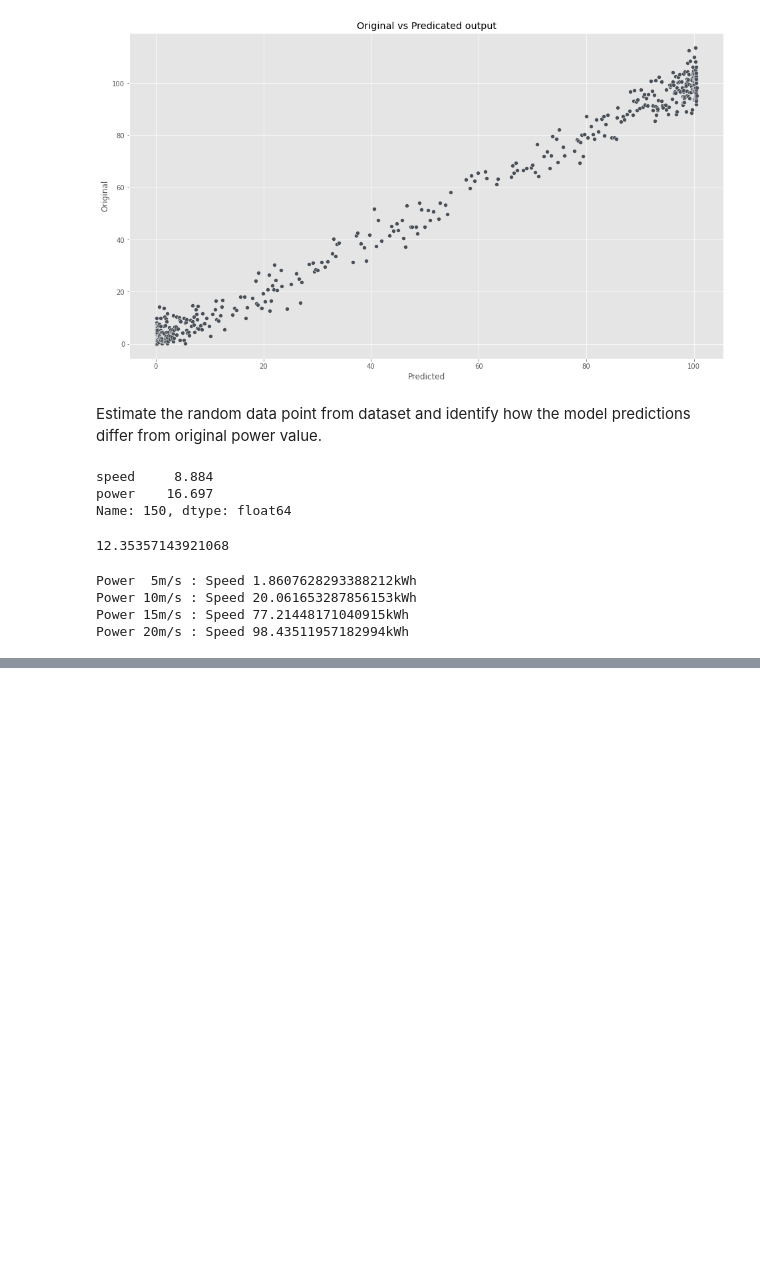
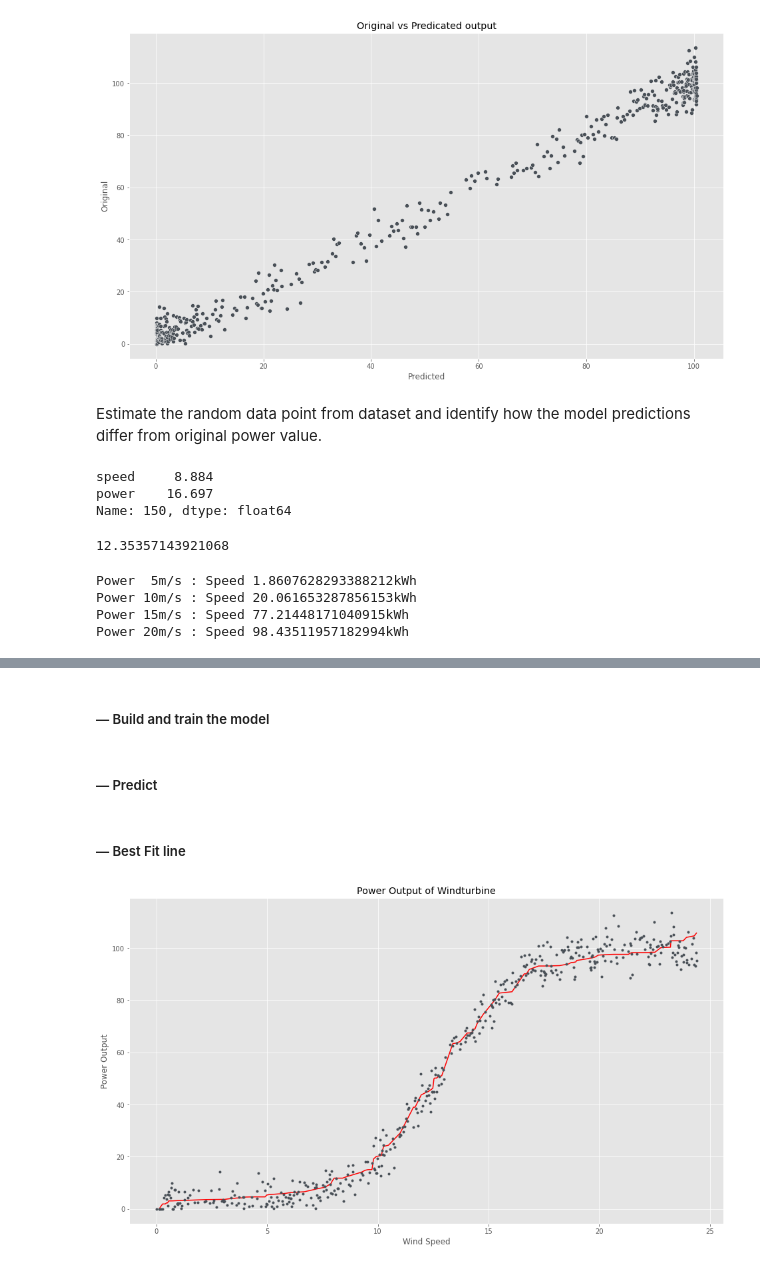
Before and after one commit to mizydorek/Fundamentals-of-Data-Analysis-Project-2020, a Jupyter notebook: project.ipynb, the cells around one changed output, grey strips where cells are left out. Cells and saved outputs as stored; diff of their text form; code cells hidden in the pictures; blank space fills up the shorter version.

Commit message:
added KNN regression, still needs some write ups

```diff
--- a/project.ipynb
+++ b/project.ipynb
@@ -633,0 +650,30 @@ Power 20m/s : Speed 98.43511957182994kWh
+# %% [markdown]
+##### — Build and train the model
+# %%
+# Create KNN regressor and set k to 3 nearest points.
+k = 3
+# By deafualt weight function is set to uniform.
+knn = neighbors.KNeighborsRegressor(n_neighbors = k)
+
+# Fit the regressor to the data.
+knn.fit(x_train,y_train);
+# %% [markdown]
+##### — Predict
+# %%
+# Test the model by using predict function on the trained model to make a predictions on a test data.
+y_test_pred = knn.predict(x_test)
+# All of x_test and predicted y_test_pred and y_test have to be sorted along the first axis.
+y_test_pred = np.sort(y_test_pred, axis = 0)
+x_test = np.sort(x_test, axis = 0)
+y_test = np.sort(y_test, axis = 0)
+# %% [markdown]
+##### — Best Fit line
+# %%
+# Plot speed and power and the regression line.
+plt.plot(x_test, y_test_pred, 'r-',)
+plt.plot(x, y, '.');
+plt.title('Power Output of Windturbine')
+plt.xlabel('Wind Speed')
+plt.ylabel('Power Output');
+# %% [output]
+[figure, added]
```
Also changed, not shown: parts of 12 cells of this notebook.
